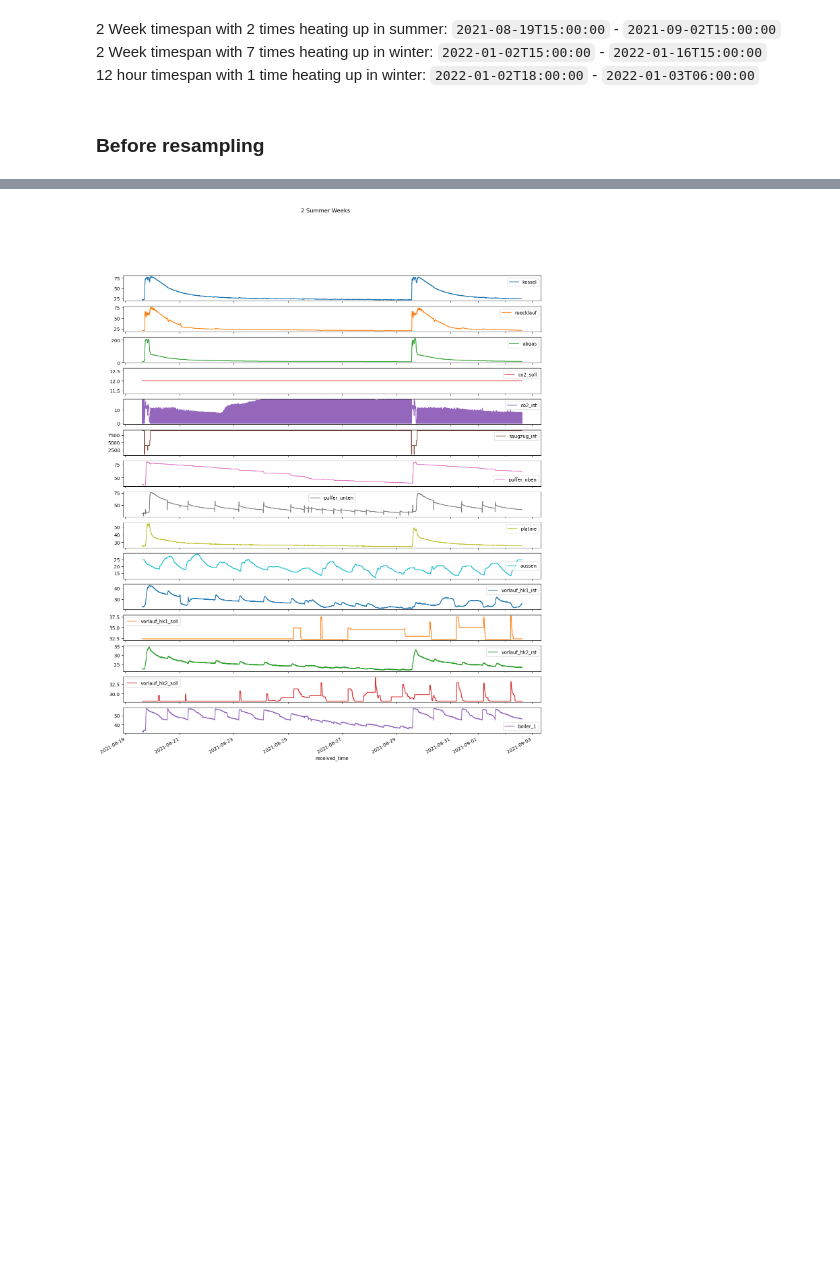
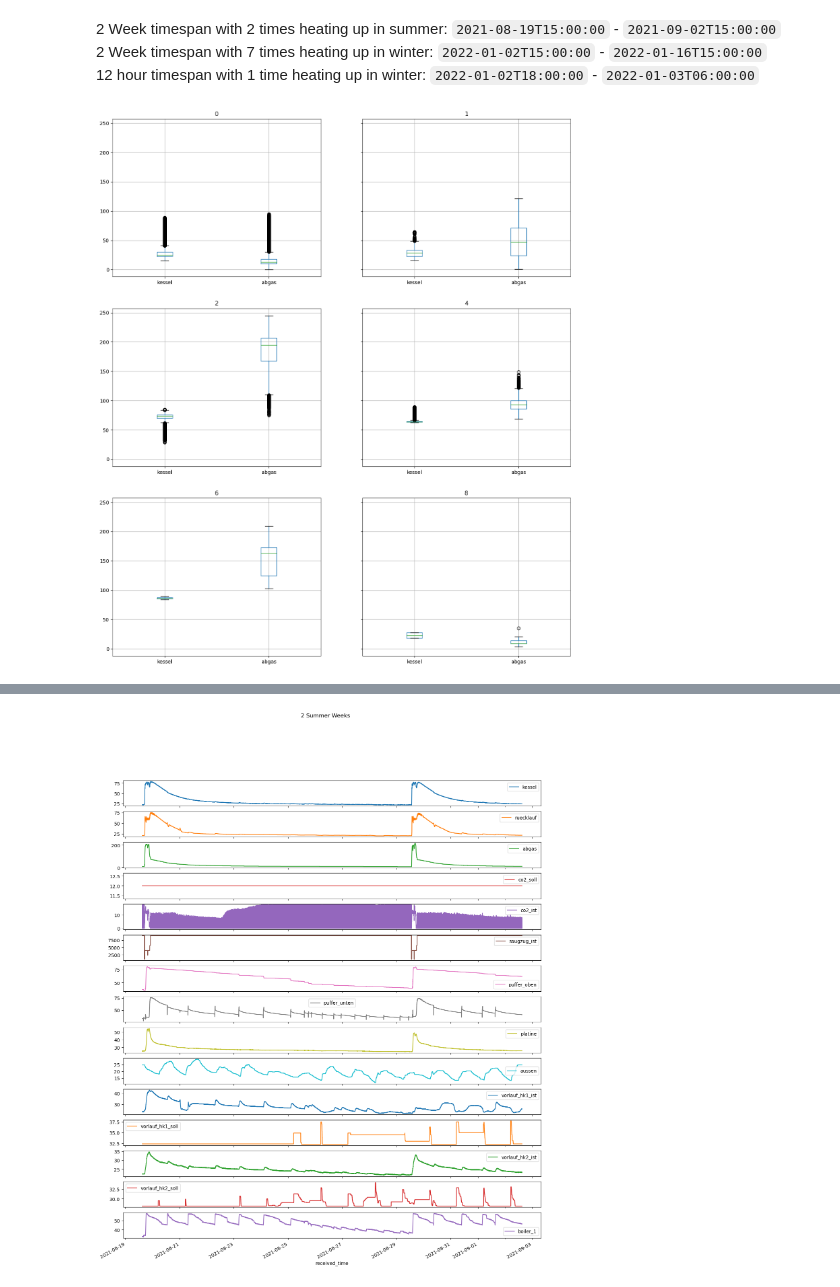
Before and after one commit to Joelius300/HeatingDataMonitor, a Jupyter notebook: forecasting/playing_around_with_1-min_data.ipynb, the cells around one changed output, grey strips where cells are left out. Cells and saved outputs as stored; diff of their text form; code cells hidden in the pictures; blank space fills up the shorter version.

Commit message:
Trying to figure out what the phases mean

```diff
--- a/forecasting/playing_around_with_1-min_data.ipynb
+++ b/forecasting/playing_around_with_1-min_data.ipynb
@@ -138,8 +138,6 @@ df
 two_summer_weeks = lambda table: (table.index >= '2021-08-19T15:00:00') & (table.index < '2021-09-02T15:00:00')
 two_winter_weeks = lambda table: (table.index >= '2022-01-02T15:00:00') & (table.index < '2022-01-16T15:00:00')
 twelve_winter_hours = lambda table: (table.index >= '2022-01-02T18:00:00') & (table.index < '2022-01-03T06:00:00')
-# %% [markdown]
-### Before resampling
 # %%
 import IPython
 import IPython.display
@@ -147,3 +145,7 @@ import matplotlib as mpl
 import matplotlib.pyplot as plt
 mpl.rcParams['figure.figsize'] = (16, 20)
 mpl.rcParams['axes.grid'] = False
+# %%
+_ = df[['kessel', 'abgas', 'betriebsphase_kessel']].groupby(df.betriebsphase_kessel).boxplot()
+# %% [output]
+[figure, added]
```
Also changed, not shown: parts of 3 cells of this notebook.
